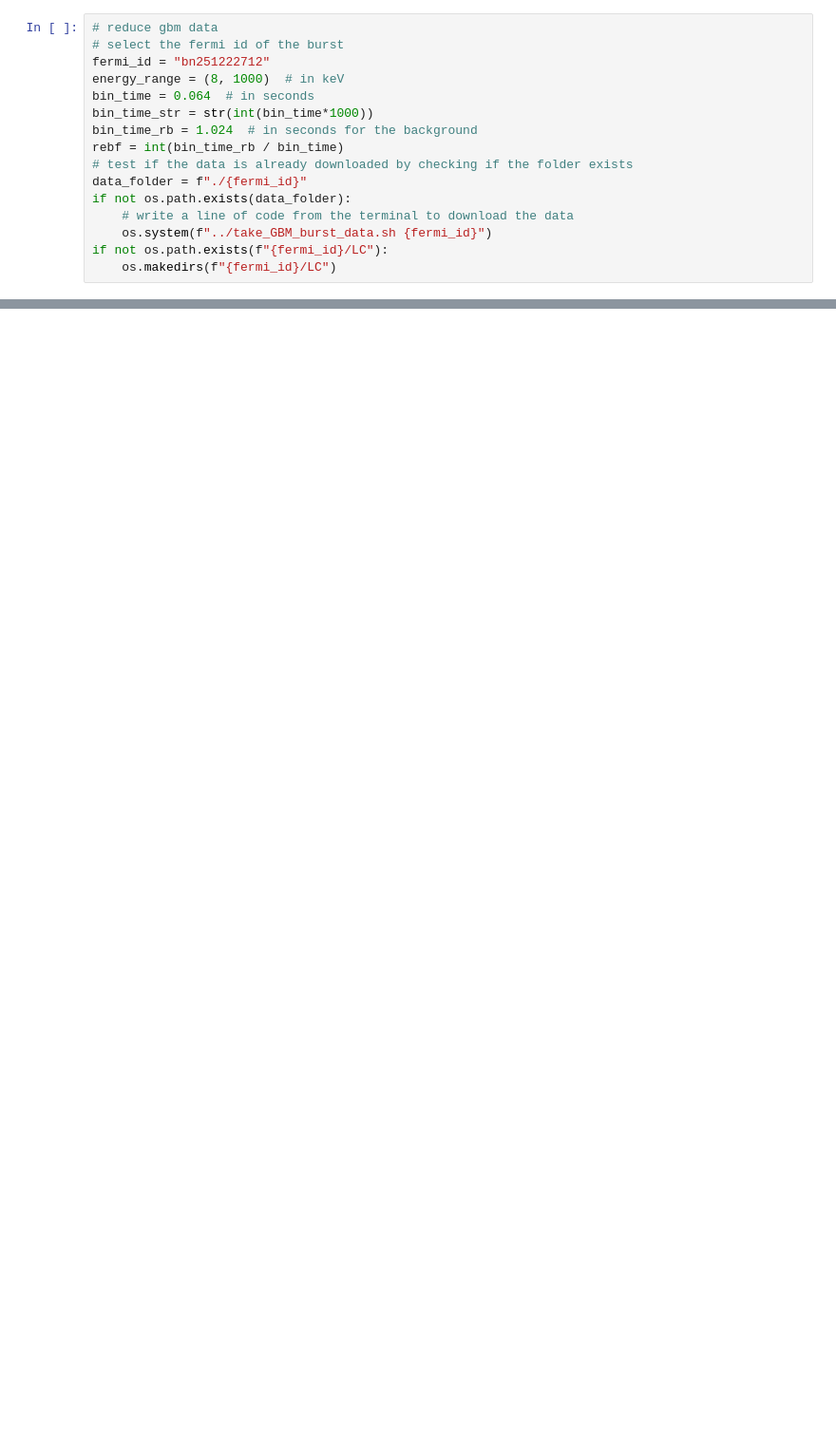
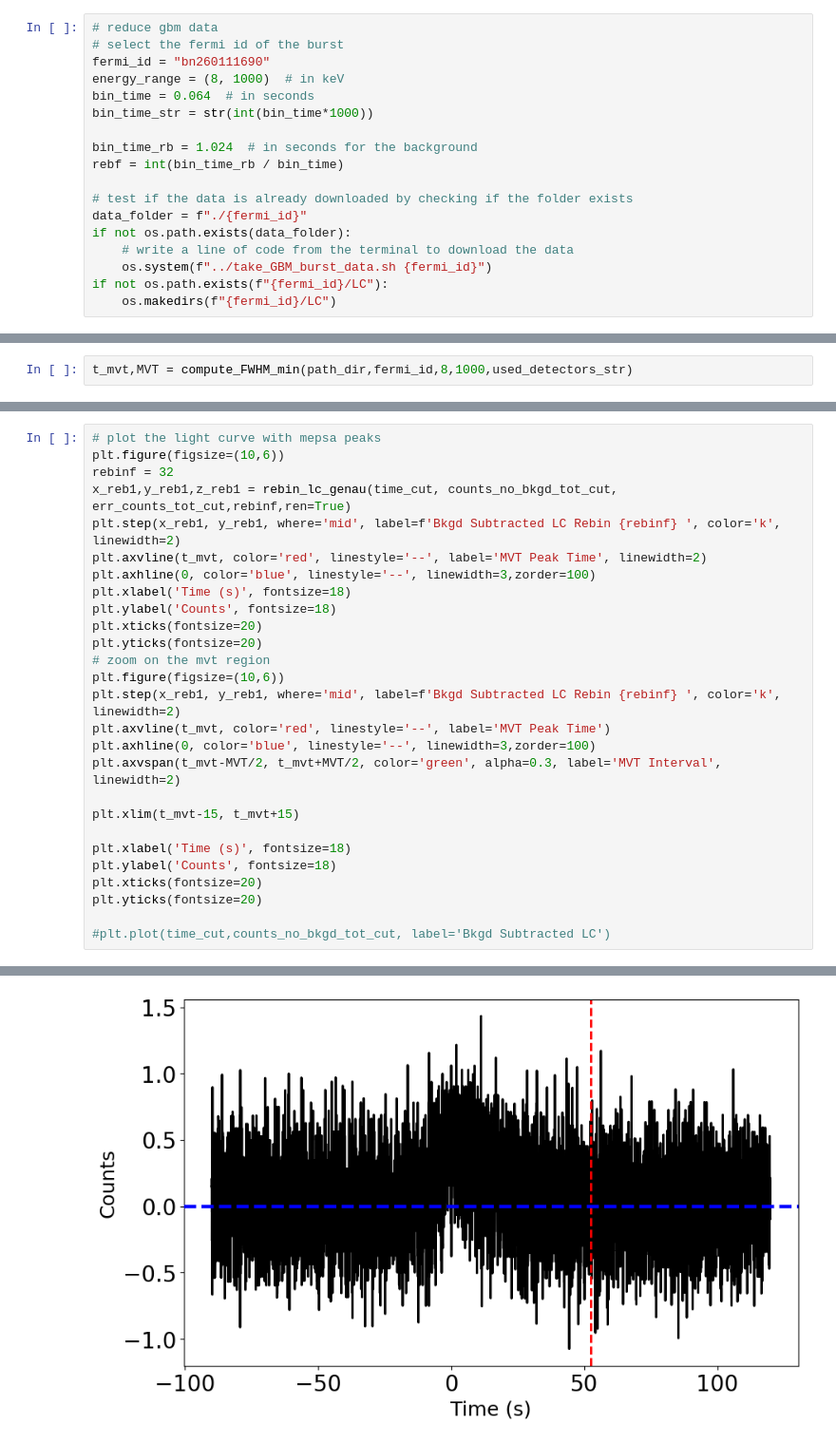
Before and after one commit to romanomaccary/reduce_data_gbm, a Jupyter notebook: reduce_gbm_data.ipynb, the cells around one changed output, grey strips where cells are left out. Shown at 95% size. Saved outputs shown, nothing was run; the diff lists cells and outputs as text; blank space fills up the shorter version.

```diff
--- a/reduce_gbm_data.ipynb
+++ b/reduce_gbm_data.ipynb
@@ -16,12 +22,14 @@ from functions import find_files
 # %%
 # reduce gbm data
 # select the fermi id of the burst
-fermi_id = "bn251222712"
+fermi_id = "bn260111690"
 energy_range = (8, 1000)  # in keV
 bin_time = 0.064  # in seconds
 bin_time_str = str(int(bin_time*1000))
+
 bin_time_rb = 1.024  # in seconds for the background
 rebf = int(bin_time_rb / bin_time)
+
 # test if the data is already downloaded by checking if the folder exists
 data_folder = f"./{fermi_id}"
 if not os.path.exists(data_folder):
@@ -298,0 +309,2 @@ df_mepsa
+# %%
+t_mvt,MVT = compute_FWHM_min(path_dir,fermi_id,8,1000,used_detectors_str)
@@ -298,0 +320,28 @@ df_mepsa
+# %%
+# plot the light curve with mepsa peaks
+plt.figure(figsize=(10,6))
+rebinf = 32
+x_reb1,y_reb1,z_reb1 = rebin_lc_genau(time_cut, counts_no_bkgd_tot_cut, err_counts_tot_cut,rebinf,ren=True)
+plt.step(x_reb1, y_reb1, where='mid', label=f'Bkgd Subtracted LC Rebin {rebinf} ', color='k', linewidth=2)
+plt.axvline(t_mvt, color='red', linestyle='--', label='MVT Peak Time', linewidth=2)
+plt.axhline(0, color='blue', linestyle='--', linewidth=3,zorder=100)
+plt.xlabel('Time (s)', fontsize=18)
+plt.ylabel('Counts', fontsize=18)
+plt.xticks(fontsize=20)
+plt.yticks(fontsize=20)
+# zoom on the mvt region
+plt.figure(figsize=(10,6))
+plt.step(x_reb1, y_reb1, where='mid', label=f'Bkgd Subtracted LC Rebin {rebinf} ', color='k', linewidth=2)
+plt.axvline(t_mvt, color='red', linestyle='--', label='MVT Peak Time')
+plt.axhline(0, color='blue', linestyle='--', linewidth=3,zorder=100)
+plt.axvspan(t_mvt-MVT/2, t_mvt+MVT/2, color='green', alpha=0.3, label='MVT Interval', linewidth=2)
+
+plt.xlim(t_mvt-15, t_mvt+15)
+
+plt.xlabel('Time (s)', fontsize=18)
+plt.ylabel('Counts', fontsize=18)
+plt.xticks(fontsize=20)
+plt.yticks(fontsize=20)
+
+#plt.plot(time_cut,counts_no_bkgd_tot_cut, label='Bkgd Subtracted LC')
+# %% [output]
@@ -298,0 +350 @@ df_mepsa
+[figure, added]
```
Also changed, not shown: parts of 22 cells of this notebook, 2 other files.
